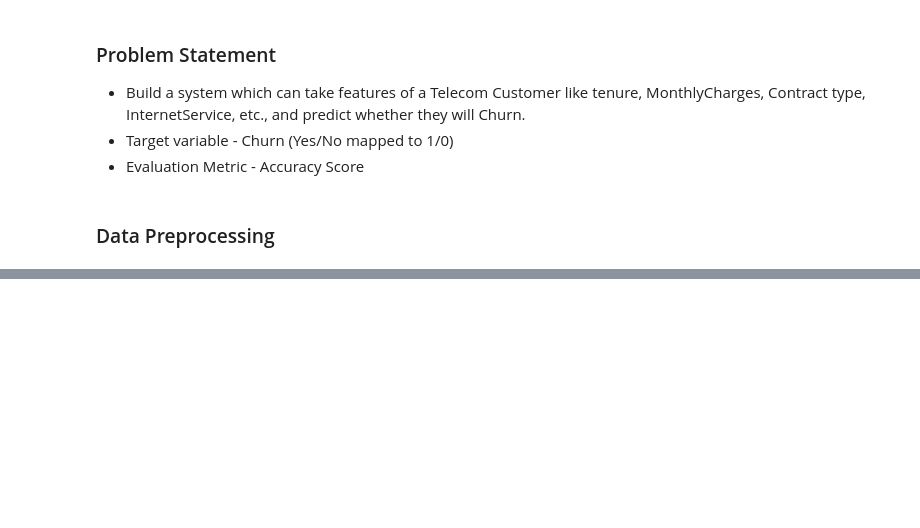
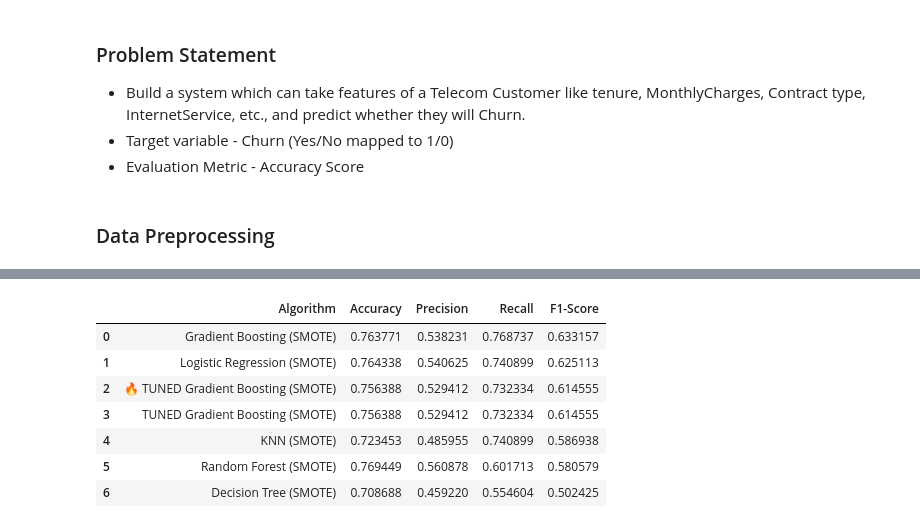
Before and after one commit to Rohit-Girhe/Customer-Churn, a Jupyter notebook: NoteBooks/preprocessing_and_model_building.ipynb, the cells around one changed output, grey strips where cells are left out. Cells and saved outputs as stored; diff of their text form; code cells hidden in the pictures; blank space fills up the shorter version.

```diff
--- a/NoteBooks/preprocessing_and_model_building.ipynb
+++ b/NoteBooks/preprocessing_and_model_building.ipynb
@@ -411,0 +287,10 @@ D:\Customer-Churn\Models
+# %%
+# Convert our list of dictionaries into a DataFrame
+final_leaderboard = pd.DataFrame(evaluation_results)
+
+# Sort by F1-Score (Highest to Lowest)
+final_leaderboard.sort_values(by='F1-Score', ascending=False, inplace=True)
+final_leaderboard.reset_index(drop=True, inplace=True)
+
+print("🏆 The Ultimate SMOTE Leaderboard 🏆")
+display(final_leaderboard)
@@ -411,0 +305,67 @@ D:\Customer-Churn\Models
+# %%
+# ==========================================
+# STEP 5: HYPERPARAMETER TUNING (GBDT)
+# ==========================================
+from sklearn.model_selection import RandomizedSearchCV
+from sklearn.ensemble import GradientBoostingClassifier
+from sklearn.metrics import accuracy_score, precision_score, recall_score, f1_score
+import pandas as pd
+
+print("Hunting for the best hyperparameters... (This might take 1-2 minutes)")
+
+# 1. Define the base model
+gbdt_base = GradientBoostingClassifier(random_state=42)
+
+# 2. Define the grid of parameters to test
+param_grid = {
+    'n_estimators': [100, 200, 300],          # How many trees to build
+    'learning_rate': [0.01, 0.05, 0.1, 0.2],  # How aggressively the trees correct errors
+    'max_depth': [3, 4, 5],                   # Restricting depth prevents overfitting
+    'min_samples_split': [2, 5, 10]           # Minimum samples needed to split a node
+}
+
+# 3. Setup RandomizedSearchCV (Tests 20 random combinations using 3-fold cross-validation)
+random_search = RandomizedSearchCV(
+    estimator=gbdt_base,
+    param_distributions=param_grid,
+    n_iter=20,
+    cv=3,
+    scoring='f1', # We optimize specifically for F1-Score!
+    n_jobs=-1,    # Uses all your computer's CPU cores to run faster
+    random_state=42
+)
+
+# 4. Train the search strictly on the BALANCED data
+random_search.fit(X_train_balanced, Y_train_balanced)
+
+# 5. Extract the absolute best model
+best_gbdt_tuned = random_search.best_estimator_
+
+print("\n✅ Tuning Complete!")
+print("Best Parameters Found:")
+print(random_search.best_params_)
+
+# 6. Predict and Evaluate the Tuned Model on UNSEEN test data
+y_pred_tuned = best_gbdt_tuned.predict(X_test_transformed)
+
+acc_tuned = accuracy_score(Y_test, y_pred_tuned)
+prec_tuned = precision_score(Y_test, y_pred_tuned)
+rec_tuned = recall_score(Y_test, y_pred_tuned)
+f1_tuned = f1_score(Y_test, y_pred_tuned)
+
+# 7. Add it to our final leaderboard to compare
+tuned_row = pd.DataFrame({
+    'Algorithm': ['TUNED Gradient Boosting (SMOTE)'],
+    'Accuracy': [acc_tuned],
+    'Precision': [prec_tuned],
+    'Recall': [rec_tuned],
+    'F1-Score': [f1_tuned]
+})
+
+final_leaderboard = pd.concat([final_leaderboard, tuned_row], ignore_index=True)
+final_leaderboard.sort_values(by='F1-Score', ascending=False, inplace=True)
+final_leaderboard.reset_index(drop=True, inplace=True)
+
+print("\n🏆 The Ultimate Tuned Leaderboard 🏆")
+display(final_leaderboard)
+# %% [output]
@@ -411,0 +379,8 @@ D:\Customer-Churn\Models
+|  | Algorithm | Accuracy | Precision | Recall | F1-Score |
+| 0 | Gradient Boosting (SMOTE) | 0.763771 | 0.538231 | 0.768737 | 0.633157 |
+| 1 | Logistic Regression (SMOTE) | 0.764338 | 0.540625 | 0.740899 | 0.625113 |
+| 2 | 🔥 TUNED Gradient Boosting (SMOTE) | 0.756388 | 0.529412 | 0.732334 | 0.614555 |
+| 3 | TUNED Gradient Boosting (SMOTE) | 0.756388 | 0.529412 | 0.732334 | 0.614555 |
+| 4 | KNN (SMOTE) | 0.723453 | 0.485955 | 0.740899 | 0.586938 |
+| 5 | Random Forest (SMOTE) | 0.769449 | 0.560878 | 0.601713 | 0.580579 |
+| 6 | Decision Tree (SMOTE) | 0.708688 | 0.459220 | 0.554604 | 0.502425 |
```
Also changed, not shown: parts of 51 cells of this notebook, 3 other files.
